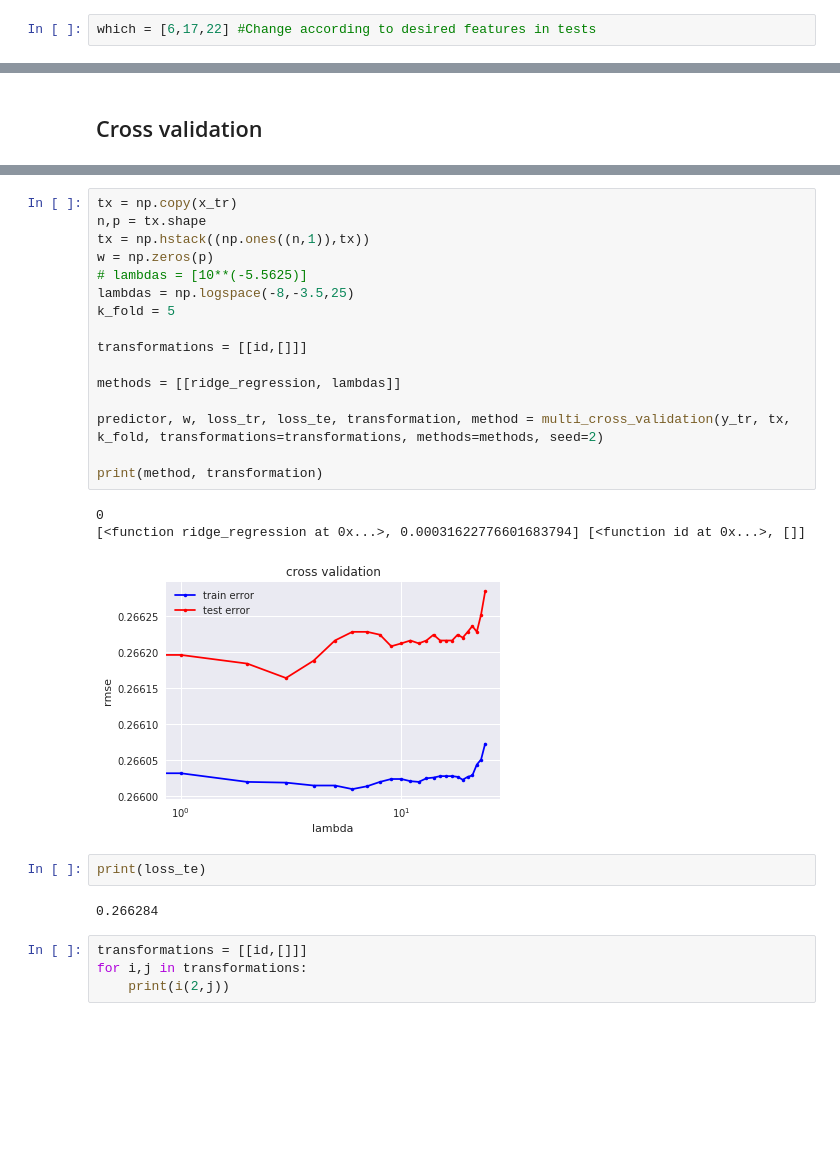
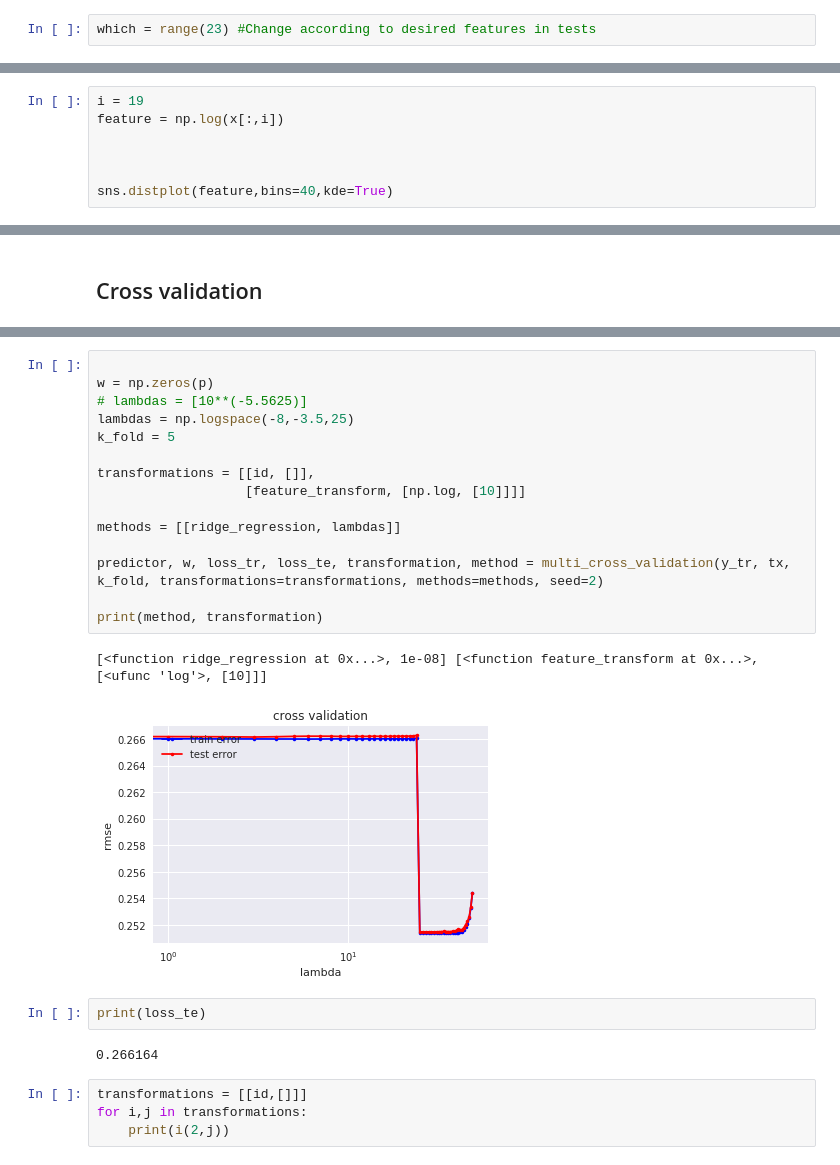
Before and after one commit to dufourc1/ML_CS433_project1, a Jupyter notebook: src/William_Tests.ipynb, the cells around one changed output, grey strips where cells are left out. Drawn from its saved outputs; the diff is of its cells as text; blank space fills up the shorter version.

Commit message:
Added feature_transform

```diff
--- a/src/William_Tests.ipynb
+++ b/src/William_Tests.ipynb
@@ -43,7 +45,7 @@ print(x.shape)
 # %% [markdown]
 ## which Definition
 # %%
-which = [6,17,22] #Change according to desired features in tests
+which = range(23) #Change according to desired features in tests
 # %% [markdown]
 ### Scatter plots
 # %%
@@ -73,0 +103,7 @@ for i in which:
+# %%
+i = 19
+feature = np.log(x[:,i])
+
+
+
+sns.distplot(feature,bins=40,kde=True)
@@ -146,27 +201,25 @@ x_tr = inputation(x_tr,method = "median")
 # %%
-tx = np.copy(x_tr)
-n,p = tx.shape
-tx = np.hstack((np.ones((n,1)),tx))
+
 w = np.zeros(p)
 # lambdas = [10**(-5.5625)]
 lambdas = np.logspace(-8,-3.5,25)
 k_fold = 5
 
-transformations = [[id,[]]]
+transformations = [[id, []],
+                   [feature_transform, [np.log, [10]]]]
 
 methods = [[ridge_regression, lambdas]]
 
 predictor, w, loss_tr, loss_te, transformation, method = multi_cross_validation(y_tr, tx, k_fold, transformations=transformations, methods=methods, seed=2)
 
 print(method, transformation)
 # %% [output]
-0
-[<function ridge_regression at 0x...>, 0.00031622776601683794] [<function id at 0x...>, []]
+[<function ridge_regression at 0x...>, 1e-08] [<function feature_transform at 0x...>, [<ufunc 'log'>, [10]]]
-[figure, old version]
+[figure, new version]
 # %%
 print(loss_te)
 # %% [output]
-0.266284
+0.266164
 # %%
 transformations = [[id,[]]]
 for i,j in transformations:
```
Also changed, not shown: parts of 6 cells of this notebook, 2 other files.
